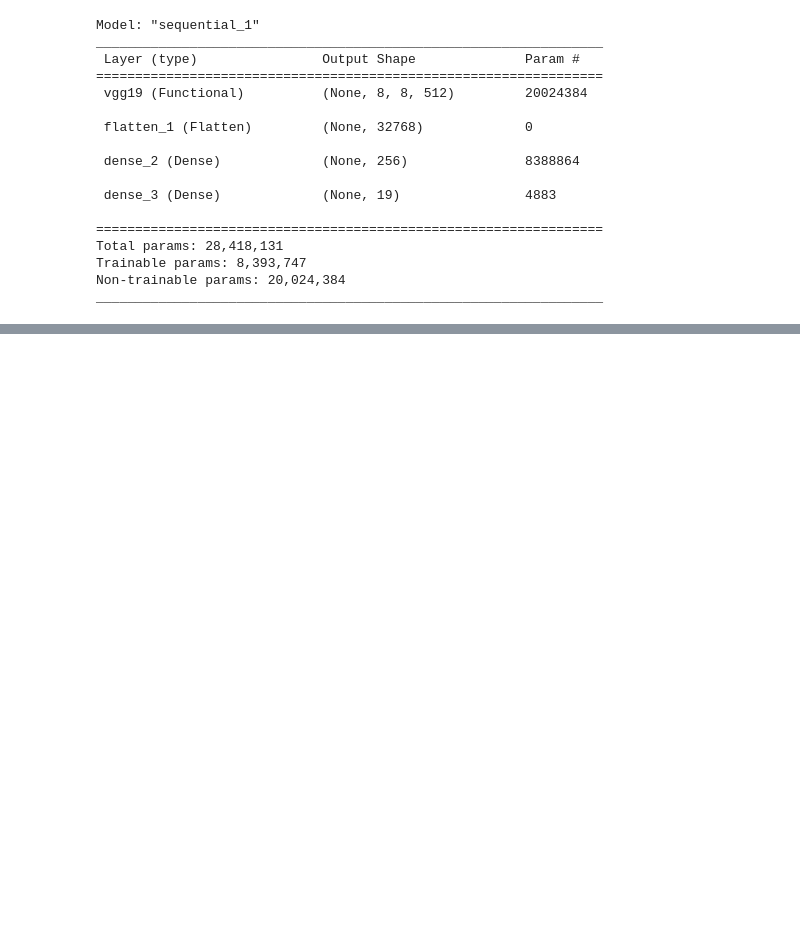
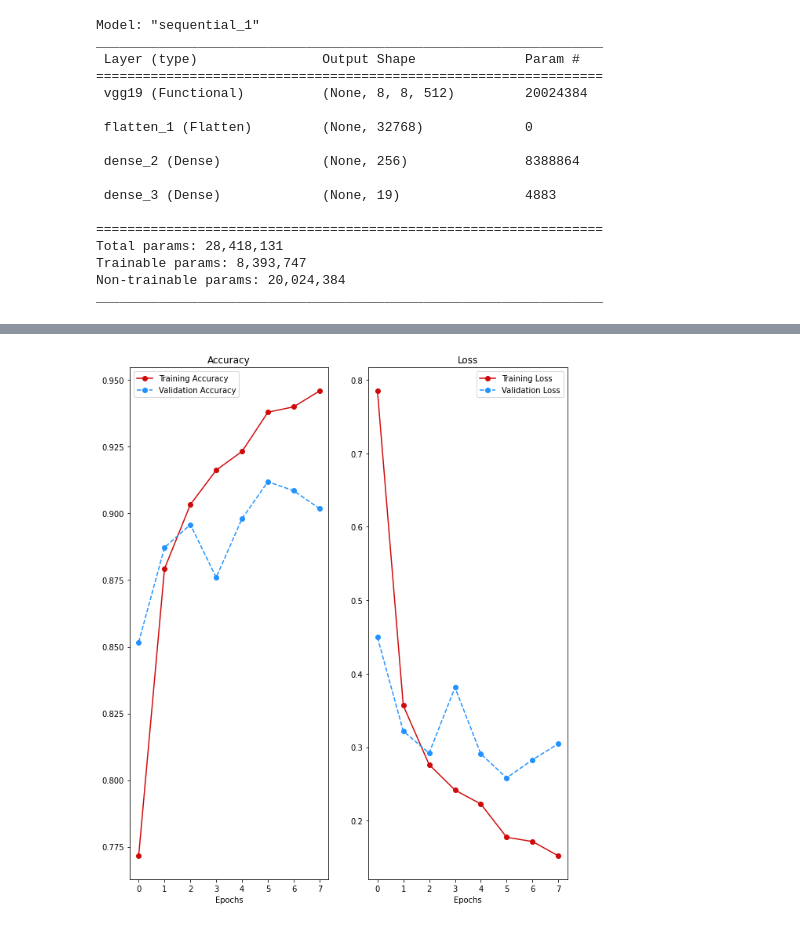
Before and after one commit to Vishwajeet111/Classification-of-Leaves-disease, a Jupyter notebook: Transfer Learning (Feature_extraction) on VGG19.ipynb, the cells around one changed output, grey strips where cells are left out. Drawn from its saved outputs; the diff is of its cells as text; code cells hidden in the pictures; blank space fills up the shorter version.

```diff
--- a/Transfer Learning (Feature_extraction) on VGG19.ipynb
+++ b/Transfer Learning (Feature_extraction) on VGG19.ipynb
@@ -121,25 +136,27 @@ print('The accuracy of the testing dataset is {} and the loss of the testing dat
 # %%
 accuracy = history.history['accuracy']
 loss = history.history['loss']
 val_accuracy = history.history['val_accuracy']
 val_loss = history.history['val_loss']
-epochs_range = range(13)
+epochs_range = range(8)
 
 plt.rcParams['figure.figsize'] = (10,12)
 plt.subplot(1,2,1)
 plt.plot(epochs_range, accuracy,'-o', label='Training Accuracy',color="#CF0A0A")
 plt.plot(epochs_range, val_accuracy,'o--', label='Validation Accuracy',color="#2192FF")
 plt.xlabel("Epochs")
 plt.legend()
 plt.title('Accuracy')
 
 plt.subplot(1,2,2)
 plt.plot(epochs_range, loss,'-o', label='Training Loss',color="#CF0A0A")
 plt.plot(epochs_range, val_loss,'o--', label='Validation Loss',color="#2192FF")
 plt.xlabel("Epochs")
 plt.legend()
 plt.title('Loss')
 plt.show();
+# %% [output]
+[figure, added]
 # %%
 y_prob = model.predict(test_generator, verbose = True)
 y_pred = np.argmax(y_prob, axis=1)
```
Also changed, not shown: parts of 10 cells of this notebook.
